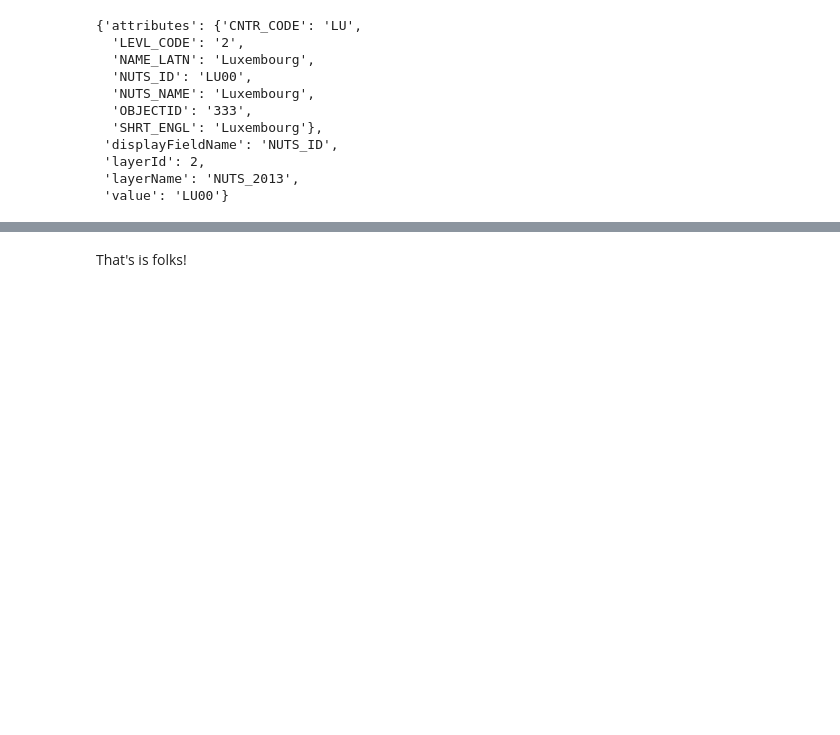
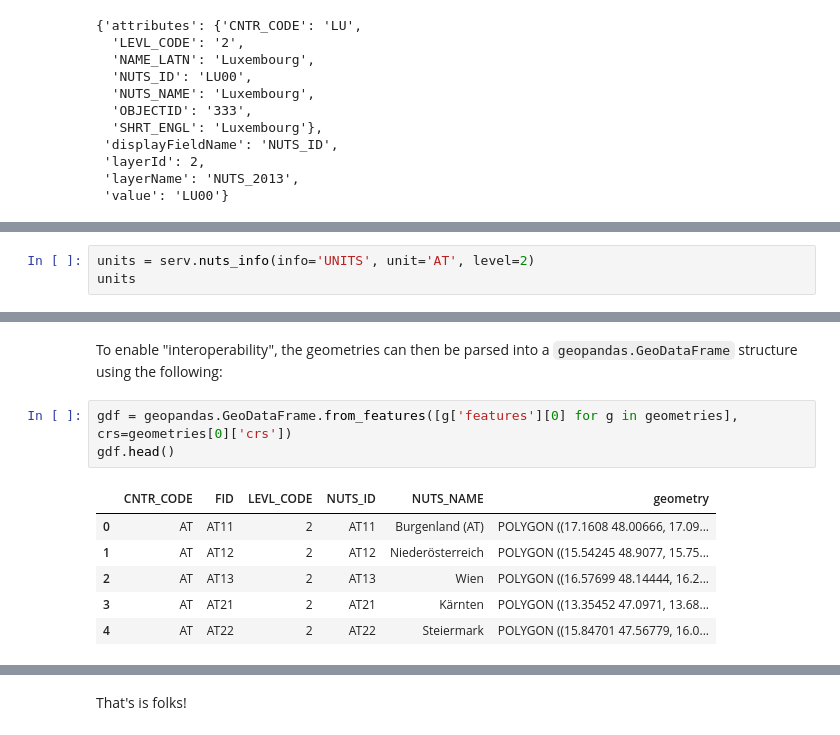
Before and after one commit to eurostat/happyGISCO, a Jupyter notebook: notebooks/example_GISCO_services.ipynb, the cells around one changed output, grey strips where cells are left out. Drawn from its saved outputs; the diff is of its cells as text; blank space fills up the shorter version.

```diff
--- a/notebooks/example_GISCO_services.ipynb
+++ b/notebooks/example_GISCO_services.ipynb
@@ -201,0 +224,3 @@ serv.coord2nuts(coord, level=2)
+# %%
+units = serv.nuts_info(info='UNITS', unit='AT', level=2)
+units
@@ -201,0 +294,12 @@ serv.coord2nuts(coord, level=2)
+# %% [markdown]
+To enable "interoperability", the geometries can then be parsed into a `geopandas.GeoDataFrame` structure using the following:
+# %%
+gdf = geopandas.GeoDataFrame.from_features([g['features'][0] for g in geometries], crs=geometries[0]['crs'])
+gdf.head()
+# %% [output]
+|  | CNTR_CODE | FID | LEVL_CODE | NUTS_ID | NUTS_NAME | geometry |
+| 0 | AT | AT11 | 2 | AT11 | Burgenland (AT) | POLYGON ((17.1608 48.00666, 17.09... |
+| 1 | AT | AT12 | 2 | AT12 | Niederösterreich | POLYGON ((15.54245 48.9077, 15.75... |
+| 2 | AT | AT13 | 2 | AT13 | Wien | POLYGON ((16.57699 48.14444, 16.2... |
+| 3 | AT | AT21 | 2 | AT21 | Kärnten | POLYGON ((13.35452 47.0971, 13.68... |
+| 4 | AT | AT22 | 2 | AT22 | Steiermark | POLYGON ((15.84701 47.56779, 16.0... |
```
Also changed, not shown: parts of 28 cells of this notebook, 1 other file.
